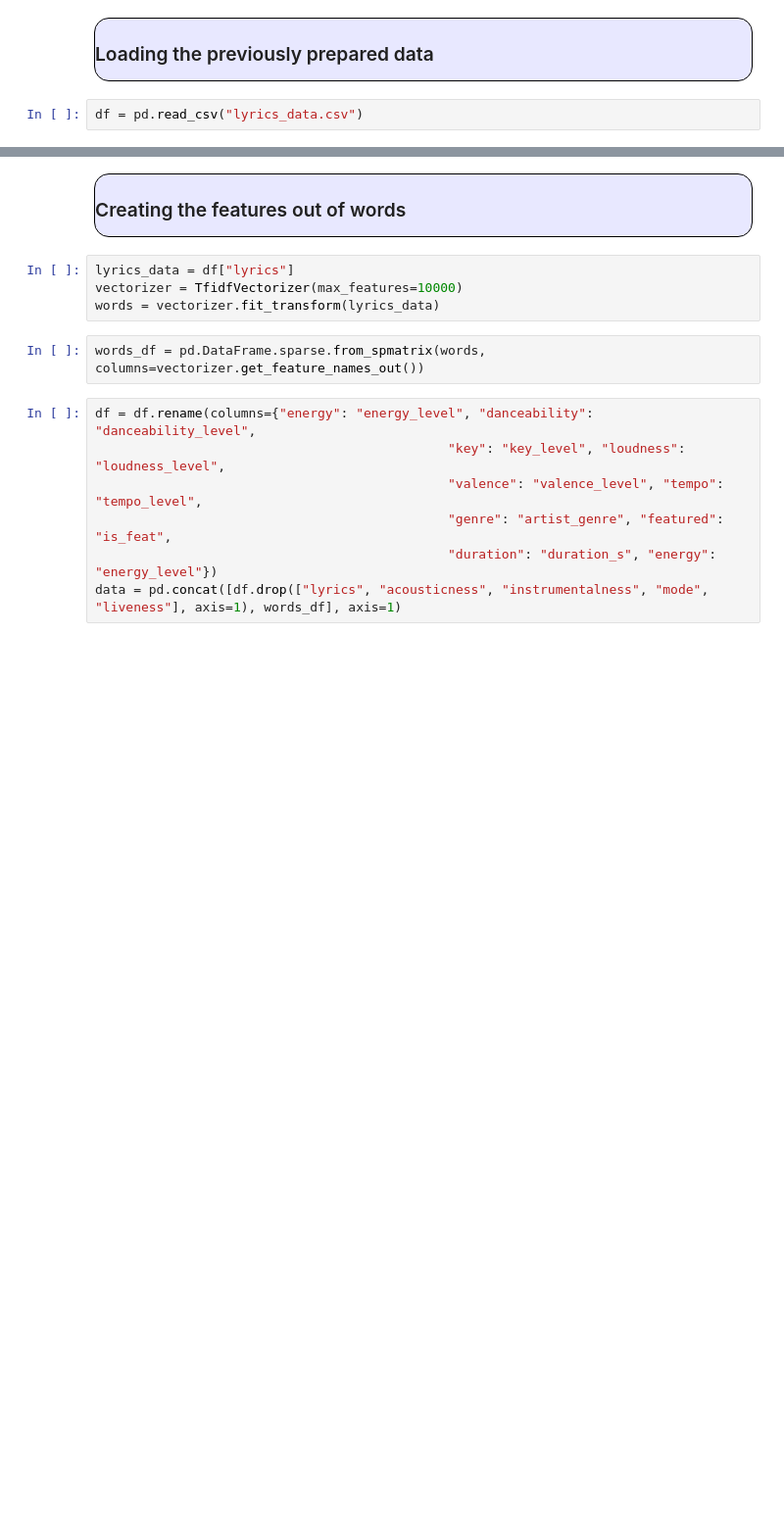
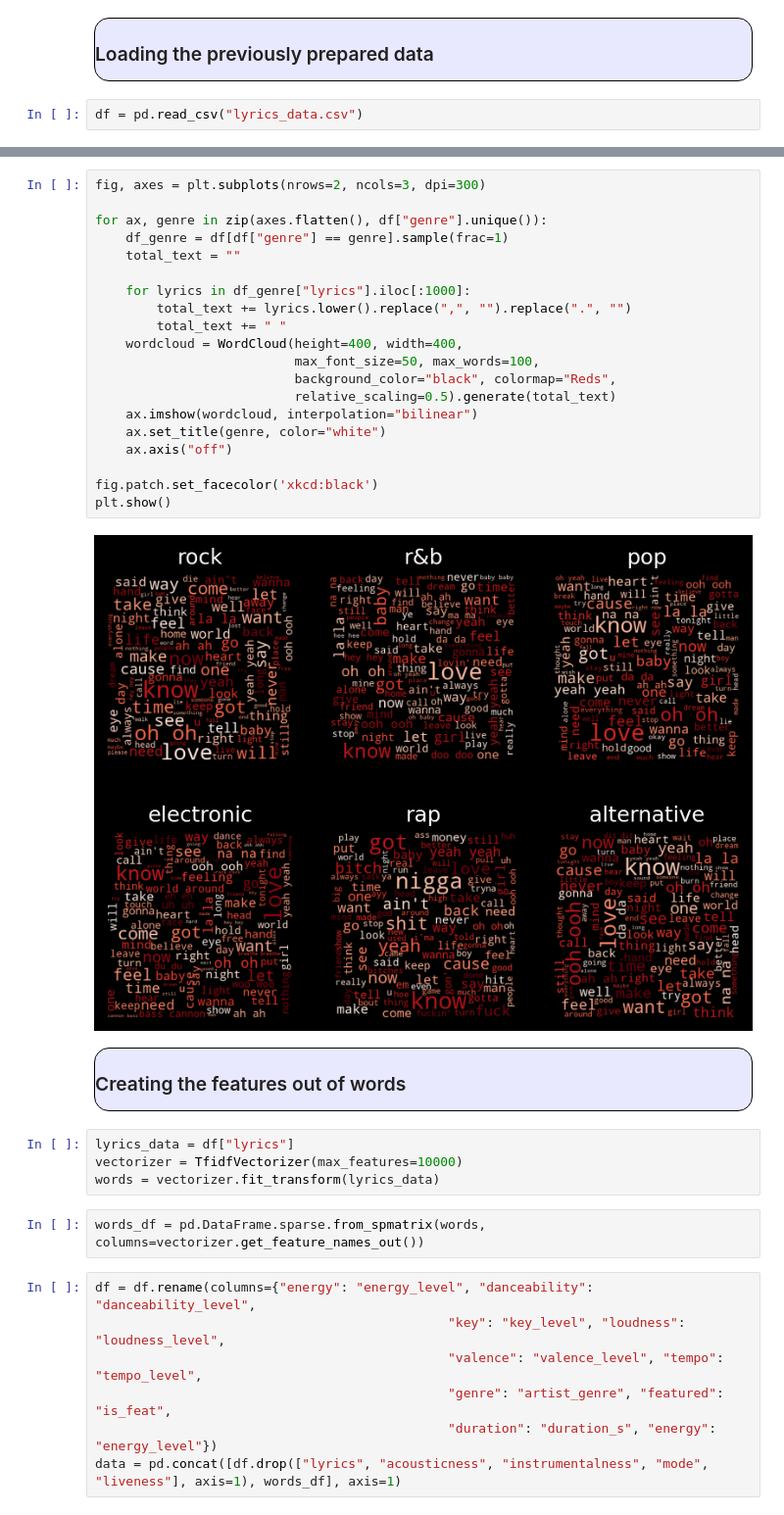
Before and after one commit to milonpabis/songs-over-years-analysis, a Jupyter notebook: lyrics-analysis.ipynb, the cells around one changed output, grey strips where cells are left out. Shown at 98% size. Saved outputs shown, nothing was run; the diff lists cells and outputs as text; blank space fills up the shorter version.

Commit message:
word clouds

```diff
--- a/lyrics-analysis.ipynb
+++ b/lyrics-analysis.ipynb
@@ -49,3 +50,25 @@ df.head(1)
+# %%
+fig, axes = plt.subplots(nrows=2, ncols=3, dpi=300)
+
+for ax, genre in zip(axes.flatten(), df["genre"].unique()):
+    df_genre = df[df["genre"] == genre].sample(frac=1)
+    total_text = ""
+
+    for lyrics in df_genre["lyrics"].iloc[:1000]:
+        total_text += lyrics.lower().replace(",", "").replace(".", "")
+        total_text += " "
+    wordcloud = WordCloud(height=400, width=400,
+                          max_font_size=50, max_words=100,
+                          background_color="black", colormap="Reds",
+                          relative_scaling=0.5).generate(total_text)
+    ax.imshow(wordcloud, interpolation="bilinear")
+    ax.set_title(genre, color="white")
+    ax.axis("off")
+
+fig.patch.set_facecolor('xkcd:black')
+plt.show()
+# %% [output]
+[figure, added]
 # %% [markdown]
 <div style="background: rgb(232, 232, 255); padding-left: 10px; border: 1px solid black; font-family: Monospace; border-radius: 15px; box-shadow: 2px 2px 0px 0px rgba(0,0,0,0.7);">
 
```
Also changed, not shown: parts of 3 cells of this notebook.
